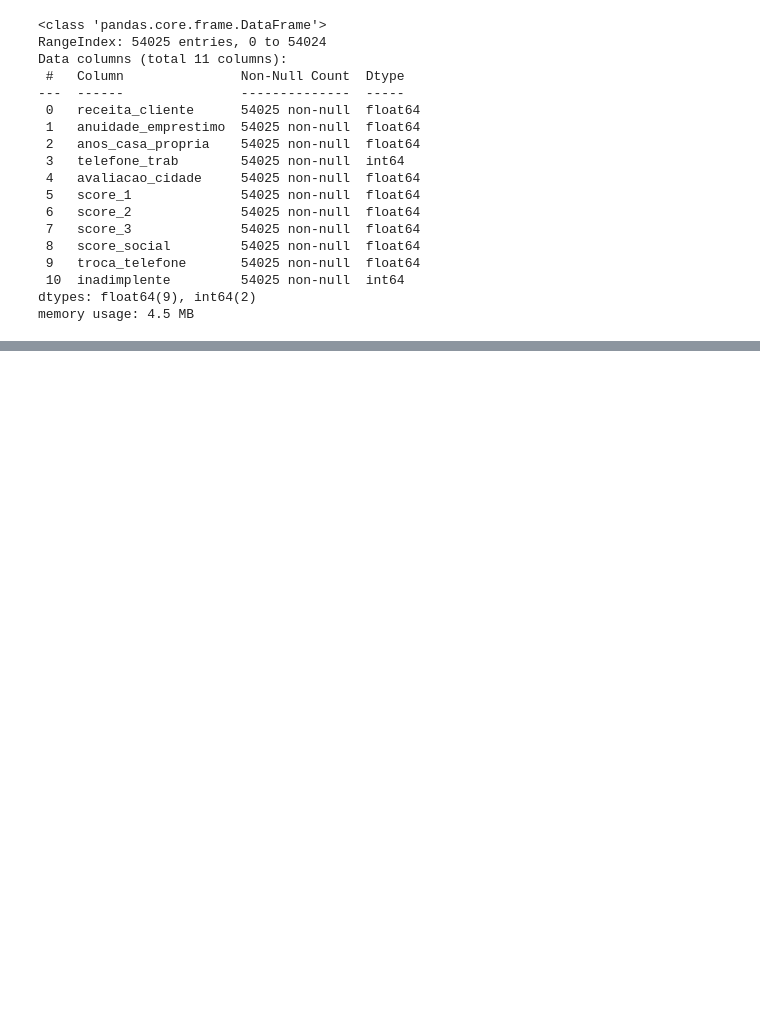
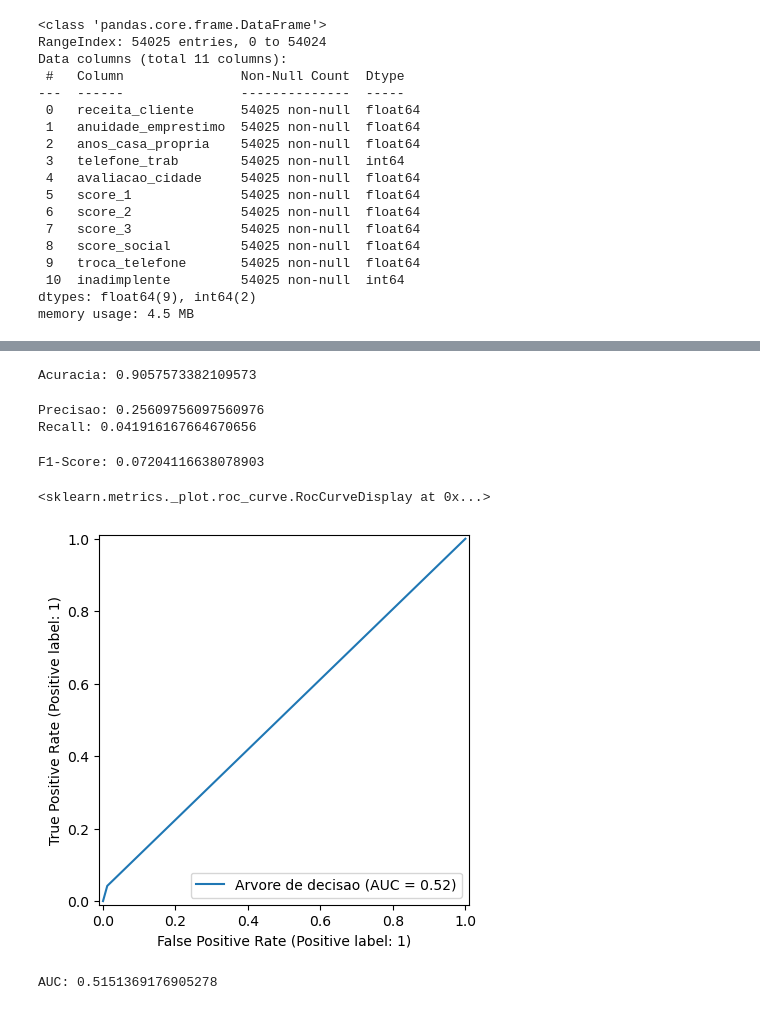
Before and after one commit to LaraGSilva/modelo-avaliacao-metricas, a Jupyter notebook: modelo/modelo_classificacao_clientes.ipynb, the cells around one changed output, grey strips where cells are left out. Drawn from its saved outputs; the diff is of its cells as text; code cells hidden in the pictures; blank space fills up the shorter version.

```diff
--- a/modelo/modelo_classificacao_clientes.ipynb
+++ b/modelo/modelo_classificacao_clientes.ipynb
@@ -76,0 +77,40 @@ visualizacao.plot()
+# %%
+from sklearn.metrics import accuracy_score
+
+print('Acuracia:', accuracy_score(y_val, y_previsto))
+# %% [output]
+Acuracia: 0.9057573382109573
+# %%
+from sklearn.metrics import precision_score, recall_score
+
+#calculo da precisao
+
+print(f'Precisao: {precision_score(y_val, y_previsto)}')
+
+#calculo do recall
+
+print(f'Recall: {recall_score(y_val, y_previsto)}')
+# %% [output]
+Precisao: 0.25609756097560976
+Recall: 0.041916167664670656
+# %%
+from sklearn.metrics import f1_score
+
+print(f'F1-Score: {f1_score(y_val, y_previsto)}')
+# %% [output]
+F1-Score: 0.07204116638078903
+# %%
+# Curva roc - diferencia bem os clientes adimplentes dos inadimplentes
+
+from sklearn.metrics import RocCurveDisplay
+
+RocCurveDisplay.from_predictions(y_val, y_previsto, name='Arvore de decisao')
+# %% [output]
+<sklearn.metrics._plot.roc_curve.RocCurveDisplay at 0x...>
+[figure, added]
+# %%
+from sklearn.metrics import roc_auc_score
+
+print(f'AUC: {roc_auc_score(y_val, y_previsto)}')
+# %% [output]
+AUC: 0.5151369176905278
```
Also changed, not shown: parts of 8 cells of this notebook.
